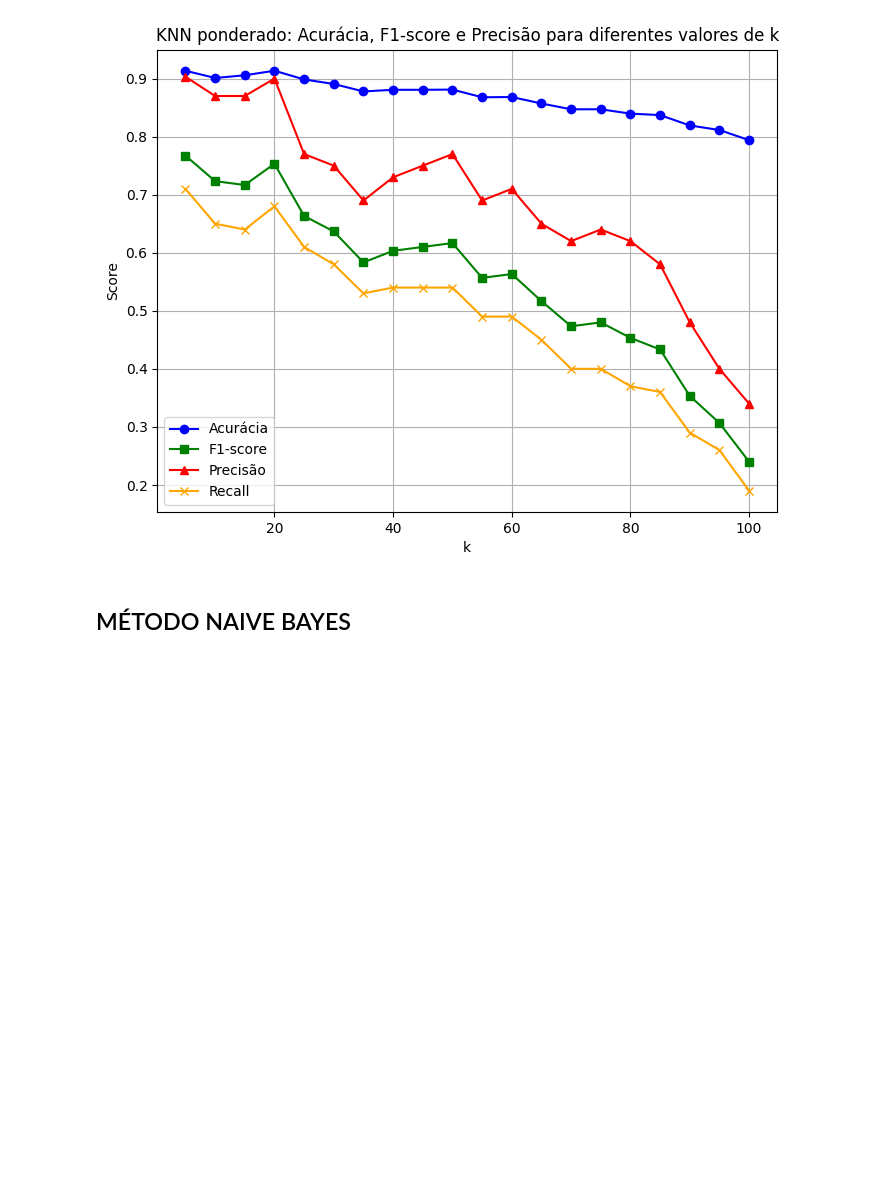
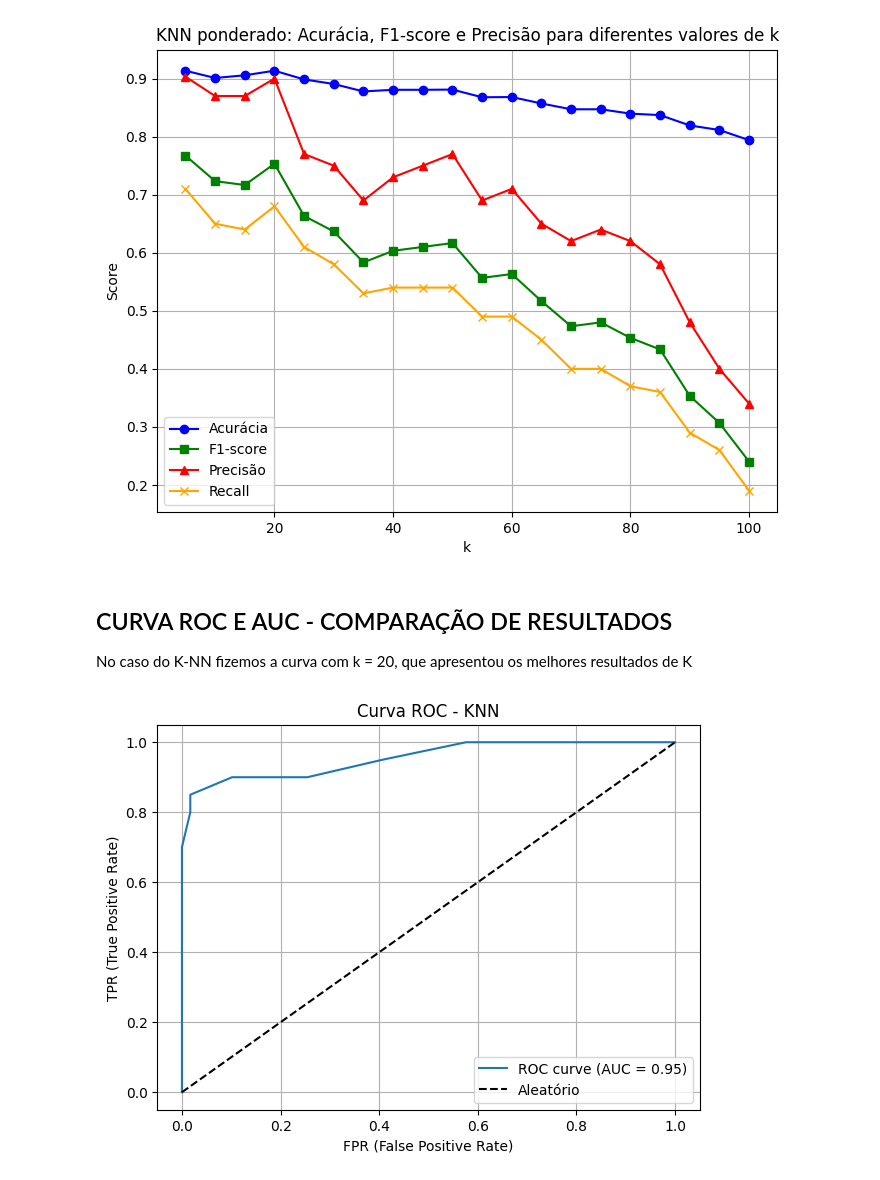
Before and after one commit to fioridaniel/GradePredictor-ML, a Jupyter notebook: trabalho.ipynb, the cells around one changed output. Cells and saved outputs as stored; diff of their text form; code cells hidden in the pictures; blank space fills up the shorter version.

Commit message:
Curva ROC

```diff
--- a/trabalho.ipynb
+++ b/trabalho.ipynb
@@ -141,4 +143,28 @@ plt.show()
 # %% [output]
 [figure]
 # %% [markdown]
-## MÉTODO NAIVE BAYES
+## CURVA ROC E AUC - COMPARAÇÃO DE RESULTADOS
+No caso do K-NN fizemos a curva com k = 20, que apresentou os melhores resultados de K
+# %%
+k = 20
+knn = Pipeline([
+    ("scaler", StandardScaler()),
+    ("knn", KNeighborsClassifier(n_neighbors=k))
+])
+knn.fit(X_train, y_train)
+y_proba = knn.predict_proba(X_test)[:, 1]  # Probabilidade de ser aprovado (classe 1)
+
+fpr, tpr, thresholds = roc_curve(y_test, y_proba)
+auc = roc_auc_score(y_test, y_proba)
+
+plt.figure(figsize=(7, 5))
+plt.plot(fpr, tpr, label=f'ROC curve (AUC = {auc:.2f})')
+plt.plot([0, 1], [0, 1], 'k--', label='Aleatório')
+plt.xlabel('FPR (False Positive Rate)')
+plt.ylabel('TPR (True Positive Rate)')
+plt.title('Curva ROC - KNN')
+plt.legend()
+plt.grid(True)
+plt.show()
+# %% [output]
+[figure, added]
```
Also changed, not shown: parts of 1 cell of this notebook.
